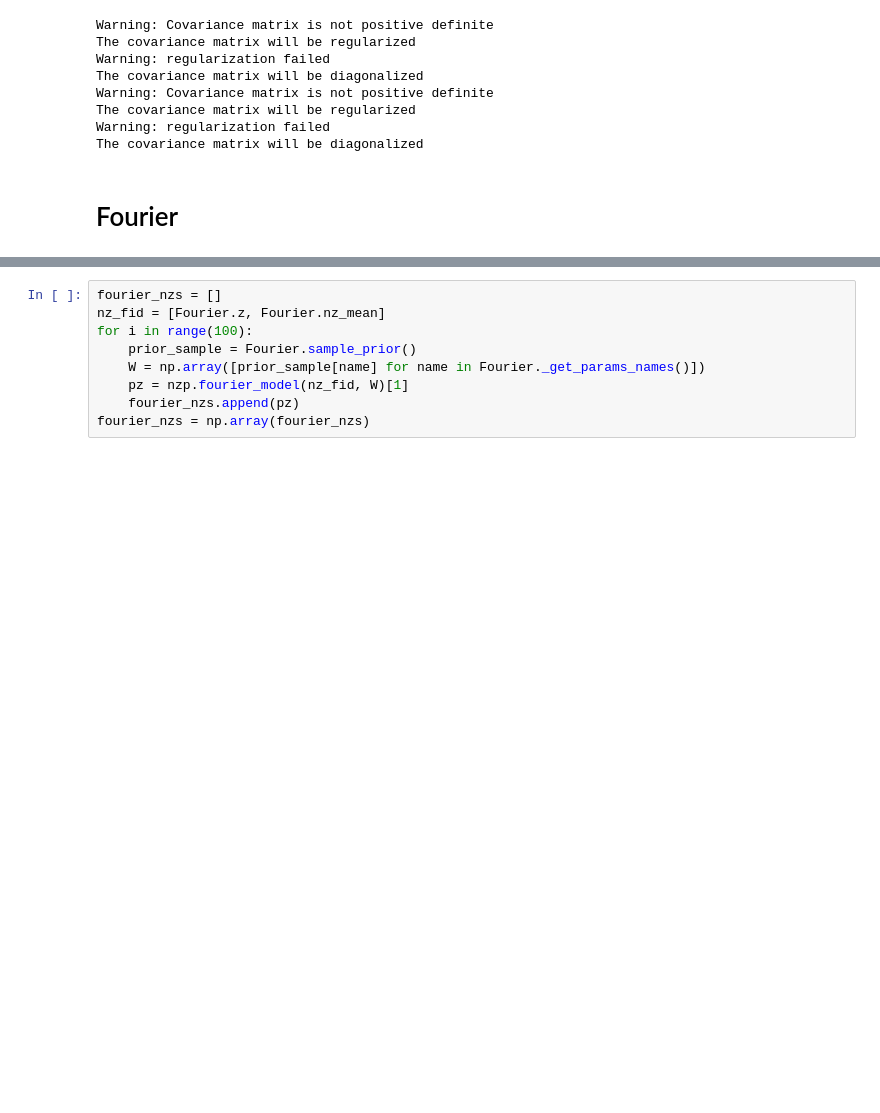
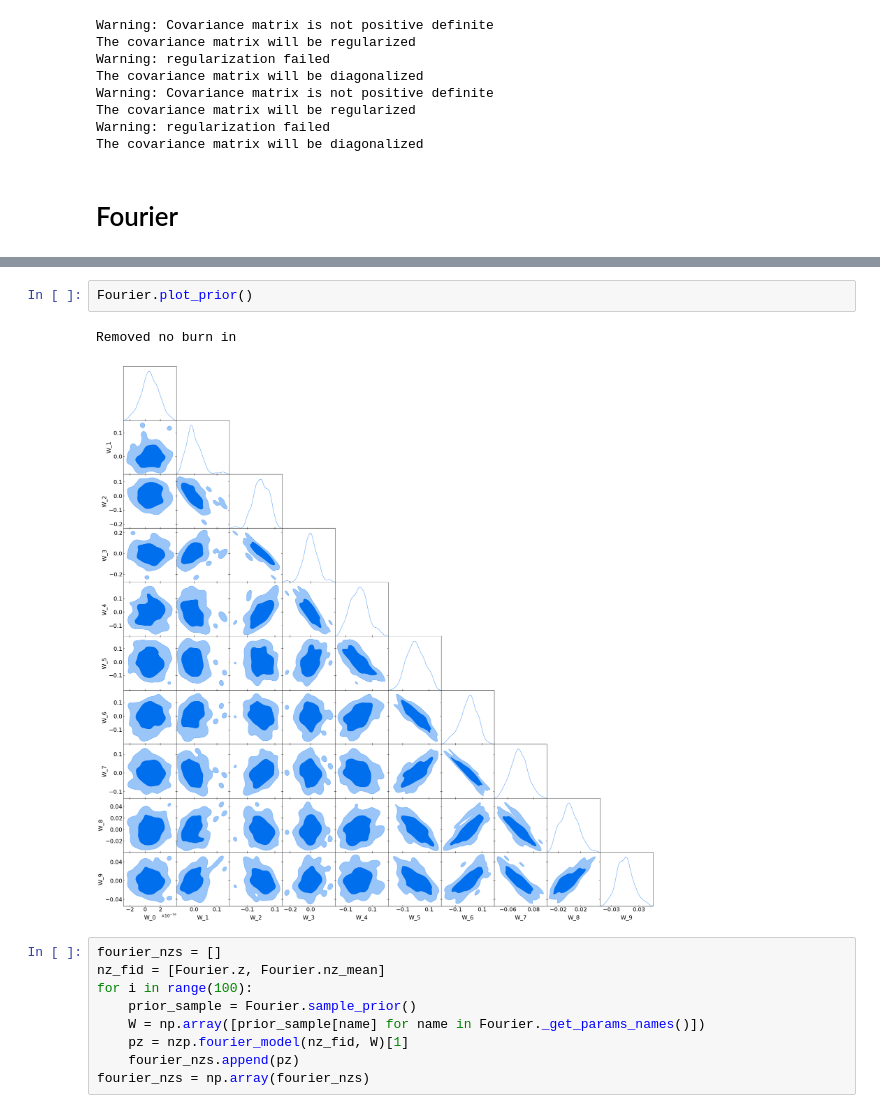
Before and after one commit to LSSTDESC/nz_prior, a Jupyter notebook: examples/basic_tutorial.ipynb, the cells around one changed output, grey strips where cells are left out. Cells and saved outputs as stored; diff of their text form; blank space fills up the shorter version.

```diff
--- a/examples/basic_tutorial.ipynb
+++ b/examples/basic_tutorial.ipynb
@@ -269,3 +300,8 @@ Fourier = nzp.PriorFourier(q, n=N)
+# %%
+Fourier.plot_prior()
+# %% [output]
+Removed no burn in
+[figure, added]
 # %%
 fourier_nzs = []
 nz_fid = [Fourier.z, Fourier.nz_mean]
```
Also changed, not shown: parts of 7 cells of this notebook, 10 other files.
